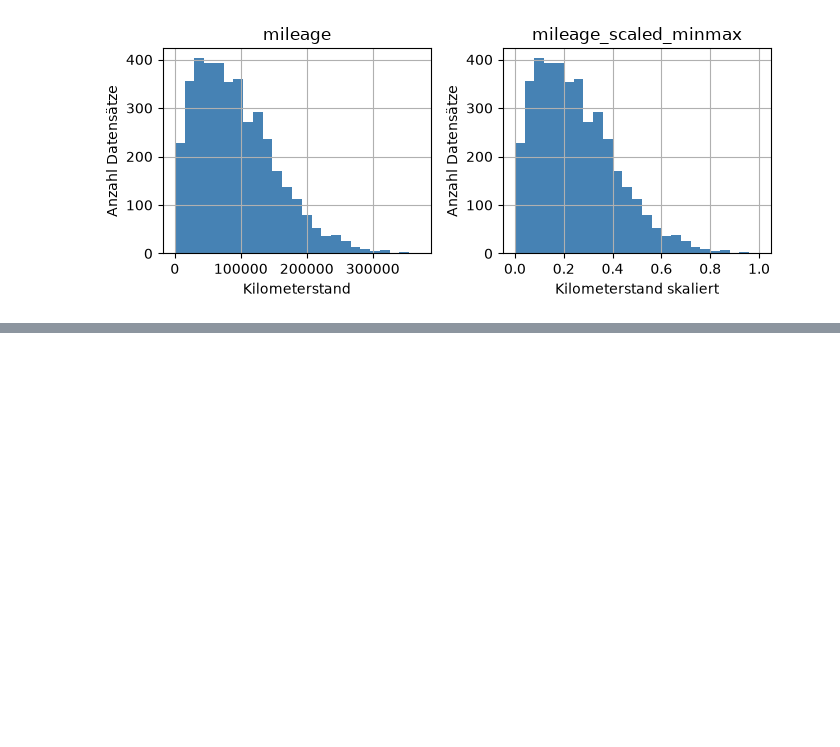
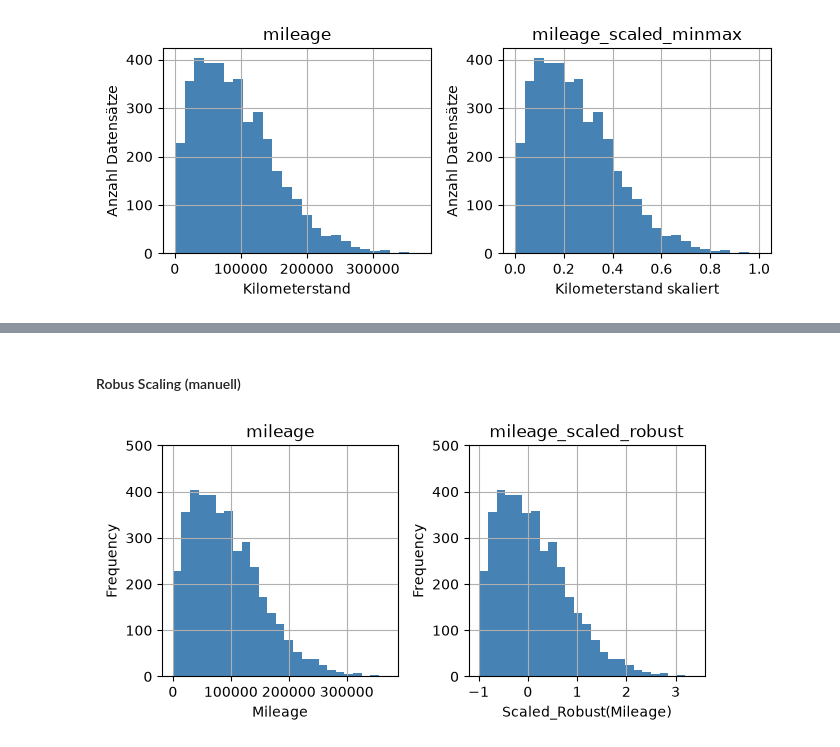
Before and after one commit to pyrat12/DS_HS2026_LNW, a Jupyter notebook: DS_HS2026_LNW_I_Examples/AP02/AP02 Spick.ipynb, the cells around one changed output, grey strips where cells are left out. Drawn from its saved outputs; the diff is of its cells as text; code cells hidden in the pictures; blank space fills up the shorter version.

```diff
--- a/DS_HS2026_LNW_I_Examples/AP02/AP02 Spick.ipynb
+++ b/DS_HS2026_LNW_I_Examples/AP02/AP02 Spick.ipynb
@@ -849,0 +938,37 @@ plt.show()
+# %% [markdown]
+#### Robus Scaling (manuell)
+# %%
+# Robust scaling of the variable 'mileage' (by hand)
+df_autoscout['mileage_scaled_robust'] = (df_autoscout['mileage'] - df_autoscout['mileage'].median()) / \
+    (df_autoscout['mileage'].quantile(0.75)                         #quantile(0.75): 75. Perzentil (Q3) bestimmen
+     - df_autoscout['mileage'].quantile(0.25))                      #quantile(0.25): 25. Perzentil (Q1) bestimmen
+                                                                    #median(): mittleren Wert bestimmen (50. Perzentil)
+                                                                    #Formel: (Wert - Median) / (Q3 - Q1); Q3 - Q1 = IQR
+                                                                    #Ergebnis: Median wird 0; Ausreisser beeinflussen die Skalierung weniger
+
+# Histogram of the variable 'mileage' and 'mileage_scaled_robust'
+ax = df_autoscout[['mileage', 'mileage_scaled_robust']].hist(bins=25,           #Originale und skalierte Werte als zwei Histogramme darstellen
+                                                            figsize=(7, 3),     #figsize: Abbildungsgrösse (Breite × Höhe in Zoll)
+                                                            color='steelblue')  #hist(): Histogramme erstellen; bins=25: Anzahl Intervalle
+                                                                                #color: Balkenfarbe; ax speichert die Diagrammachsen
+
+# Set the y-axis range for each subplot and add labels
+for axis, label in zip(ax.flatten(), ['Mileage', 'Scaled_Robust(Mileage)']):    #Diagrammachsen und Beschriftungen paarweise durchlaufen
+                                                                                #flatten(): Achsenanordnung in 1D umwandeln
+                                                                                #zip(): Achsen und Beschriftungen paarweise verbinden
+    axis.set_ylim(0, 500)                                                       #set_ylim(): y-Achse auf 0 bis 500 begrenzen
+    axis.set_xlabel(label)                                                      #set_xlabel(): x-Achse beschriften
+    axis.set_ylabel('Frequency')                                                #set_ylabel(): y-Achse beschriften (Anzahl Fahrzeuge je Intervall)
+
+# Display the plot
+plt.show()                                                                      #Beide Histogramme anzeigen
+
+#ANPASSEN: df_autoscout überall durch den verwendeten DataFrame ersetzen (z. B. df_apartments)
+#ANPASSEN: mileage überall durch die zu skalierende numerische Spalte ersetzen (z. B. area)
+#ANPASSEN: mileage_scaled_robust an den gewünschten Namen der neuen Spalte anpassen
+#ANPASSEN: ['Mileage', 'Scaled_Robust(Mileage)'] an die jeweiligen Achsenbeschriftungen anpassen
+#ANPASSEN: bins=25, figsize=(7, 3), color='steelblue' und set_ylim(0, 500) bei Bedarf anpassen
+#NICHTS ANPASSEN: median(), quantile(0.75), quantile(0.25), hist(), flatten(), zip() und plt.show()
+#VORAUSSETZUNG: Numerische Spalte mit IQR > 0; pandas und matplotlib.pyplot als plt müssen importiert sein
+# %% [output]
+[figure, added]
```
Also changed, not shown: parts of 31 cells of this notebook.
